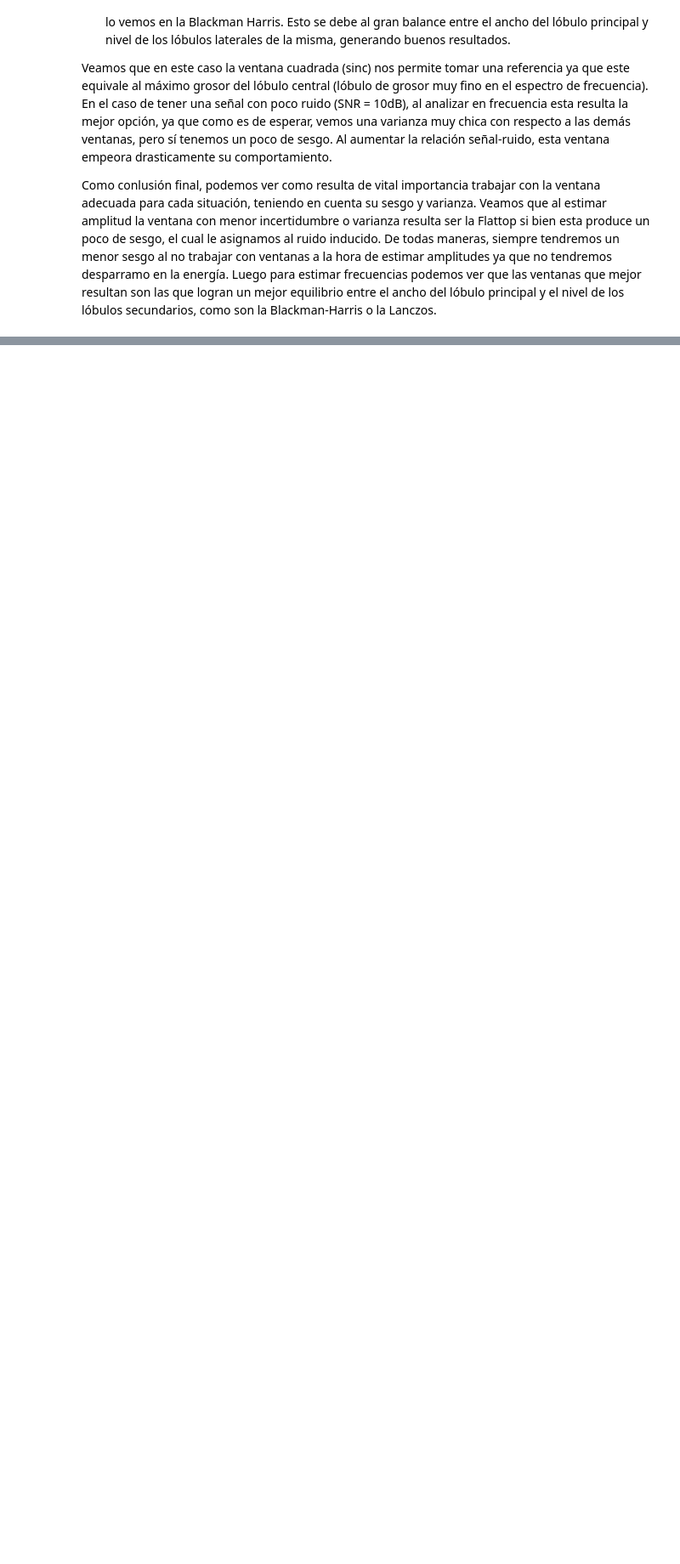
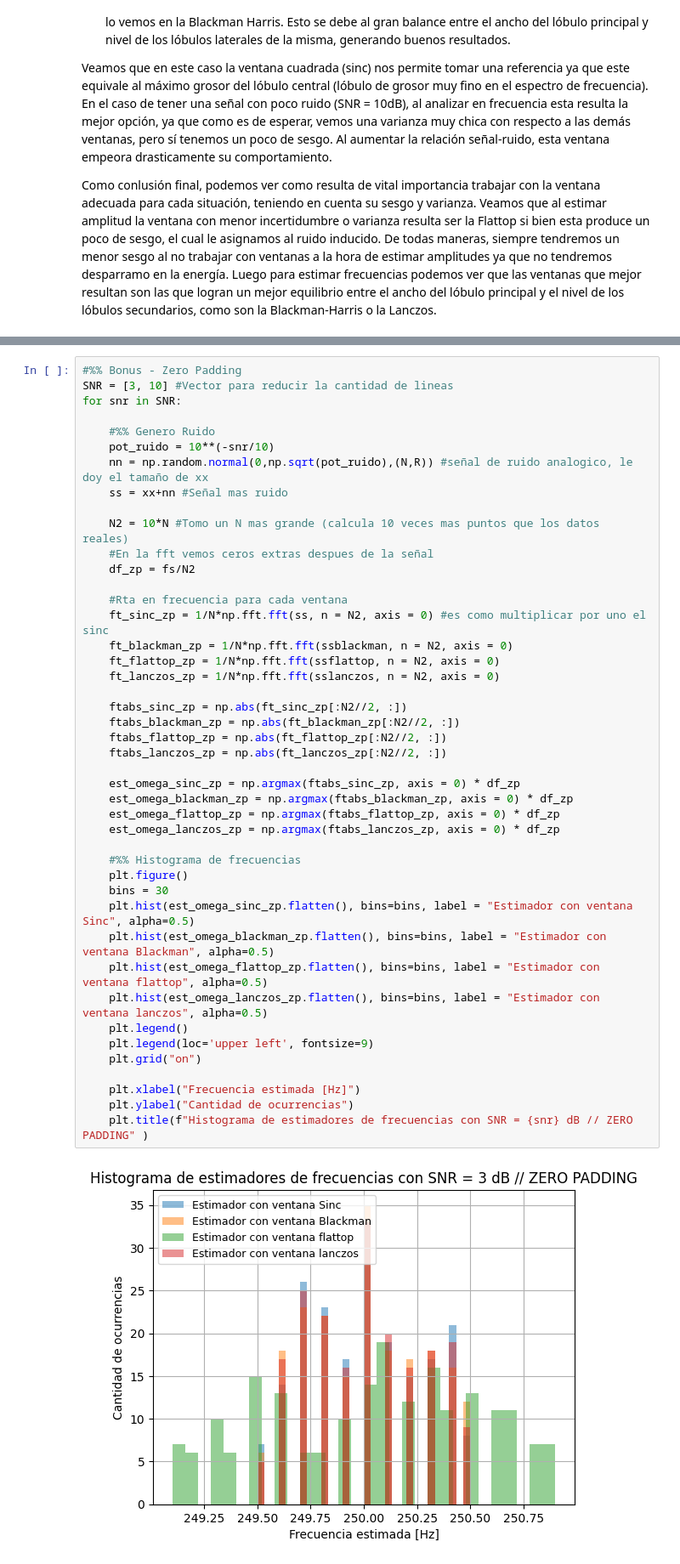
Before and after one commit to Santiago-Corral/APS, a Jupyter notebook: Trabajos/TS4_Corral_Santiago.ipynb, the cells around one changed output, grey strips where cells are left out. Shown at 85% size. Cells and saved outputs as stored; diff of their text form; blank space fills up the shorter version.

Commit message:
TS4
Bonus Zero Padding y trabajos clase

```diff
--- a/Trabajos/TS4_Corral_Santiago.ipynb
+++ b/Trabajos/TS4_Corral_Santiago.ipynb
@@ -405,0 +416,46 @@ Como conlusión final, podemos ver como resulta de vital importancia trabajar co
+# %%
+#%% Bonus - Zero Padding
+SNR = [3, 10] #Vector para reducir la cantidad de lineas
+for snr in SNR:
+
+    #%% Genero Ruido
+    pot_ruido = 10**(-snr/10)
+    nn = np.random.normal(0,np.sqrt(pot_ruido),(N,R)) #señal de ruido analogico, le doy el tamaño de xx
+    ss = xx+nn #Señal mas ruido
+
+    N2 = 10*N #Tomo un N mas grande (calcula 10 veces mas puntos que los datos reales)
+    #En la fft vemos ceros extras despues de la señal
+    df_zp = fs/N2
+
+    #Rta en frecuencia para cada ventana
+    ft_sinc_zp = 1/N*np.fft.fft(ss, n = N2, axis = 0) #es como multiplicar por uno el sinc
+    ft_blackman_zp = 1/N*np.fft.fft(ssblackman, n = N2, axis = 0)
+    ft_flattop_zp = 1/N*np.fft.fft(ssflattop, n = N2, axis = 0)
+    ft_lanczos_zp = 1/N*np.fft.fft(sslanczos, n = N2, axis = 0)
+
+    ftabs_sinc_zp = np.abs(ft_sinc_zp[:N2//2, :])
+    ftabs_blackman_zp = np.abs(ft_blackman_zp[:N2//2, :])
+    ftabs_flattop_zp = np.abs(ft_flattop_zp[:N2//2, :])
+    ftabs_lanczos_zp = np.abs(ft_lanczos_zp[:N2//2, :])
+
+    est_omega_sinc_zp = np.argmax(ftabs_sinc_zp, axis = 0) * df_zp
+    est_omega_blackman_zp = np.argmax(ftabs_blackman_zp, axis = 0) * df_zp
+    est_omega_flattop_zp = np.argmax(ftabs_flattop_zp, axis = 0) * df_zp
+    est_omega_lanczos_zp = np.argmax(ftabs_lanczos_zp, axis = 0) * df_zp
+
+    #%% Histograma de frecuencias
+    plt.figure()
+    bins = 30
+    plt.hist(est_omega_sinc_zp.flatten(), bins=bins, label = "Estimador con ventana Sinc", alpha=0.5)
+    plt.hist(est_omega_blackman_zp.flatten(), bins=bins, label = "Estimador con ventana Blackman", alpha=0.5)
+    plt.hist(est_omega_flattop_zp.flatten(), bins=bins, label = "Estimador con ventana flattop", alpha=0.5)
+    plt.hist(est_omega_lanczos_zp.flatten(), bins=bins, label = "Estimador con ventana lanczos", alpha=0.5)
+    plt.legend()
+    plt.legend(loc='upper left', fontsize=9)
+    plt.grid("on")
+
+    plt.xlabel("Frecuencia estimada [Hz]")
+    plt.ylabel("Cantidad de ocurrencias")
+    plt.title(f"Histograma de estimadores de frecuencias con SNR = {snr} dB // ZERO PADDING" )
+# %% [output]
+[figure, added]
```
Also changed, not shown: parts of 8 cells of this notebook, 4 other files.
